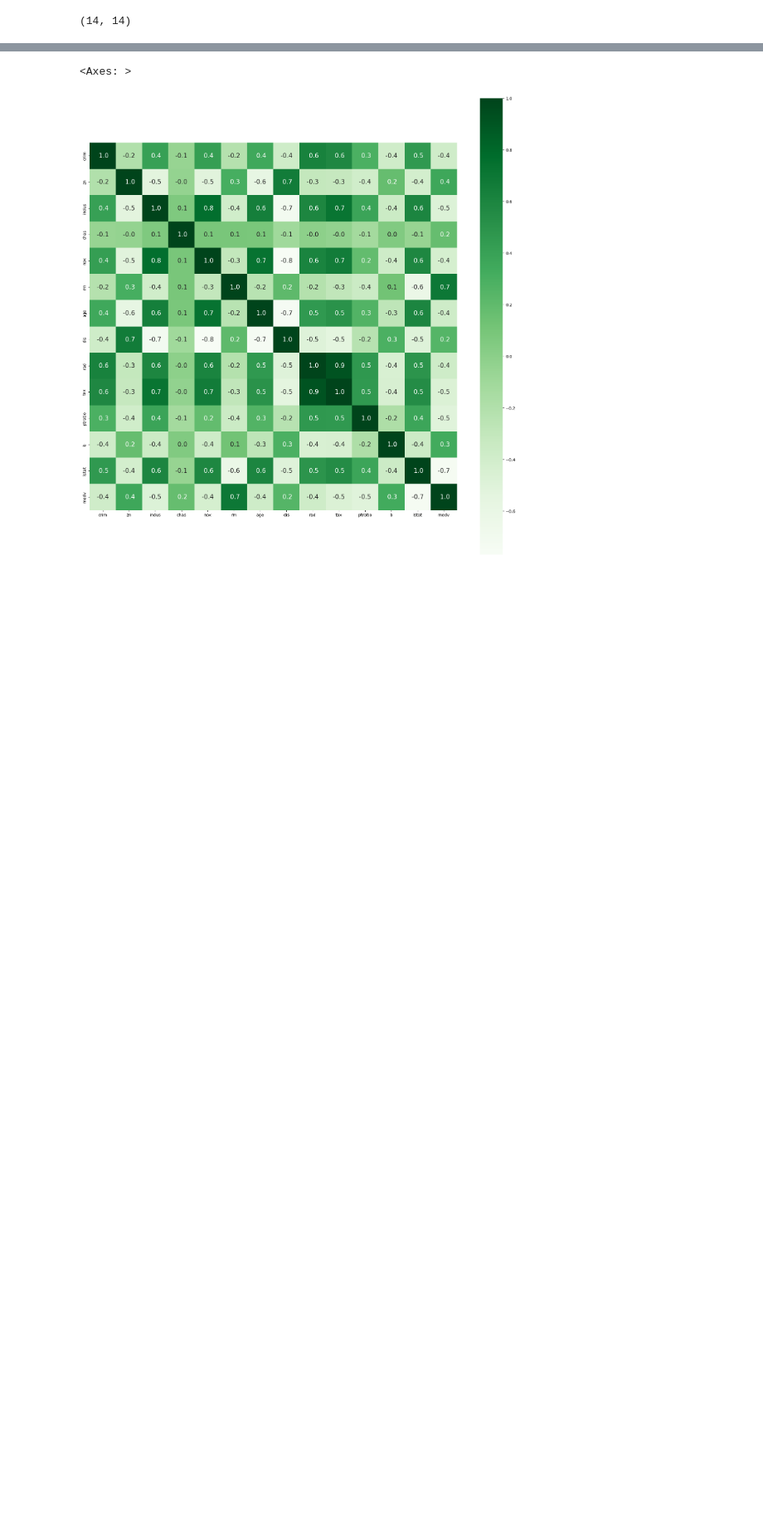
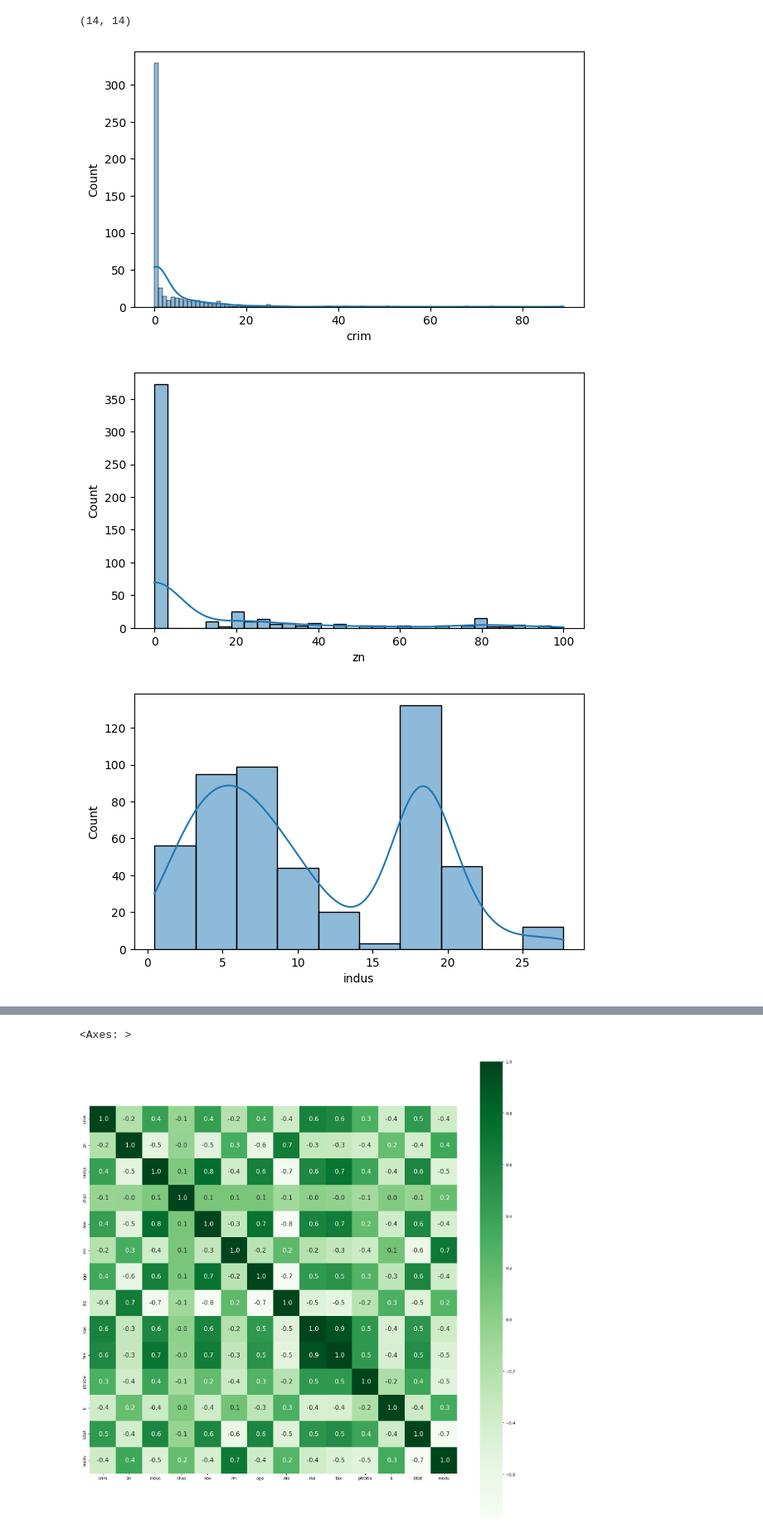
Before and after one commit to iamSt3el/Boston-Housing, a Jupyter notebook: main.ipynb, the cells around one changed output, grey strips where cells are left out. Shown: that part at 83% size. Cells and saved outputs as stored; diff of their text form; code cells hidden in the pictures; blank space fills up the shorter version.

```diff
--- a/main.ipynb
+++ b/main.ipynb
@@ -131,3 +136,16 @@ corr.shape
 (14, 14)
 # %%
 data.rename(columns={'medv':'price'}, inplace=True)
+# %%
+# Plotting all the columns to look at their distributions
+for i in data.columns:
+
+    plt.figure(figsize = (7, 4))
+
+    sns.histplot(data = data, x = i, kde = True)
+
+    plt.show()
+# %% [output]
+[figure, added]
+[figure, added]
+[figure, added]
```
Also changed, not shown: parts of 35 cells of this notebook.
